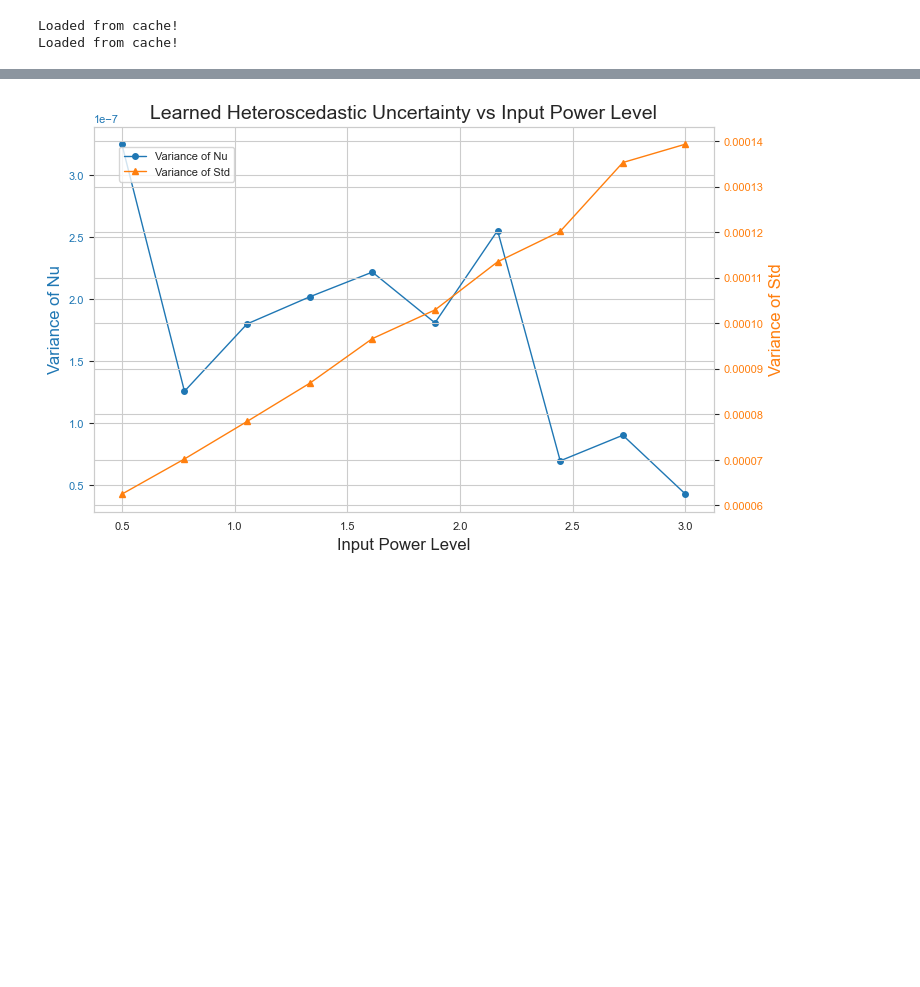
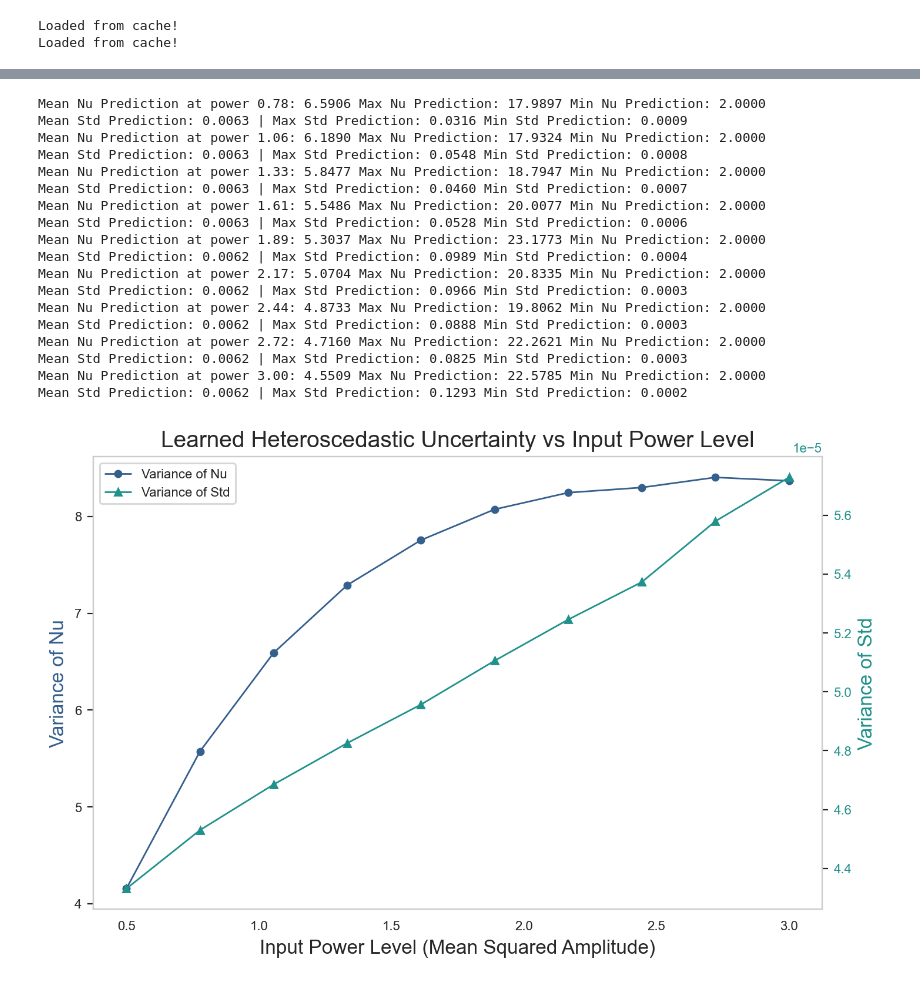
Before and after one commit to UW-Photonics-Lab/prob_tcn_for_LED, a Jupyter notebook: notebooks/make_figures.ipynb, the cells around one changed output, grey strips where cells are left out. Drawn from its saved outputs; the diff is of its cells as text; code cells hidden in the pictures; blank space fills up the shorter version.

```diff
--- a/notebooks/make_figures.ipynb
+++ b/notebooks/make_figures.ipynb
@@ -54,17 +56,19 @@ c_mp = '#D55E00'
 models = {
     "48mA": {
         'ofdm_info': extract_zarr_data( "..\data\channel_measurements\zarr_files\channel_3e5-7.6MHz_2.68.V_0.125A_48mA_scale2_dynamic_power_0.5-3_v2.zarr", DEVICE),
-        'tcn_channel': "avid-sweep-24",
-        'encoder_decoder_tcn': "blank",
+        'tcn_channel': "comfy-sweep-115",
+        'encoder_decoder_tcn': "volcanic-galaxy-403",
         'memory_polynomial':'blank',
-        'encoder_decoder_mp':'blank'
+        'encoder_decoder_mp':'blank',
+        'grid_search':"yqzp2ezq"
     },
         "60mA": {
         'ofdm_info': extract_zarr_data( "..\data\channel_measurements\zarr_files\channel_3e5-9.2MHz_2.775.V_0.129A_60ma_scale2_dynamic_power_0.5-3.zarr", DEVICE),
         'tcn_channel': "snowy-sweep-4",
         'encoder_decoder_tcn': "blank",
         'memory_polynomial':'blank',
-        'encoder_decoder_mp':'blank'
+        'encoder_decoder_mp':'blank',
+        'grid_search':"jlwt6o4d"
     }
 }
 # %% [output]
@@ -78,8 +81,3 @@ for current_level, model_info in models.items():
     mp_model = memory_polynomial_channel(weights=None, memory_linear=10, memory_nonlinear=10, nonlinearity_order=2, device=torch.device('cpu'))
     _, _ , _ = mp_model.fit(ofdm_info.sent_frames_time, ofdm_info.received_frames_time)
     model_info['memory_polynomial'] = mp_model
-# %%
-mp_48 = models['48mA']['memory_polynomial']
-X = models['48mA']['ofdm_info'].sent_frames_time
-Y = models['48mA']['ofdm_info'].received_frames_time
-mp_48.calculate_err(X, Y, plot=True)
@@ -131,5 +84,9 @@ compute_billings_corrs(r, Y_pred, lag_max=30)
 # %%
 # G2 Plot
+
+plt.rcParams.update({
+    'figure.dpi': 300
+})
 
 # Create scale of colors for different current levels
 current_levels = list(models.keys())
@@ -144,7 +101,6 @@ for current_level, model_info in models.items():
     Y = ofdm_info.received_frames_time.to(DEVICE)
     mp_model = model_info['memory_polynomial']
     tcn_model, tcn_cfg = load_runs_final_artifact(model_info['tcn_channel'], DEVICE, model_type='channel')
-
 
 
     # Divide into N power bins and compare NRMSE
@@ -294,4 +278,9 @@ for val in validations.keys():
 # %%
+plt.rcParams.update({
+    'figure.dpi': 200
+})
+
+
 tcn, _ = load_runs_final_artifact(models['48mA']['tcn_channel'], DEVICE, model_type='channel')
 
 print(f"Is model Gaussian? {tcn.gaussian}")
@@ -303,26 +292,40 @@ std_variances = []
 
 with torch.no_grad():
     for power in power_levels:
-        input_signal = torch.randn(16, 1000).to(DEVICE) * torch.sqrt(power)
+        input_signal = torch.randn(1000, 1000).to(DEVICE) * torch.sqrt(power)
         noisy_y_pred, y_pred_tcn, std_y_pred, nu_y_pred = tcn(input_signal)
 
-        print(f"Mean Nu Prediction at power {power.item():.2f}: {nu_y_pred.mean().item():.4f}")
+
+        # Trim by 2x receptive field to avoid edge effects
+        receptive_field = tcn.receptive_field
+        nu_y_pred = nu_y_pred[:, receptive_field:]
+        std_y_pred = std_y_pred[:, receptive_field:]
+
+        print(f"Mean Nu Prediction at power {power.item():.2f}: {nu_y_pred.mean().item():.4f} Max Nu Prediction: {nu_y_pred.max().item():.4f} Min Nu Prediction: {nu_y_pred.min().item():.4f} \
+                Mean Std Prediction: {std_y_pred.mean().item():.4f} | Max Std Prediction: {std_y_pred.max().item():.4f} Min Std Prediction: {std_y_pred.min().item():.4f}")
         var_nu_y_pred = torch.var(nu_y_pred, dim=1).mean(dim=0).cpu().item()
         var_std_y_pred = torch.mean(std_y_pred**2, dim=1).mean(dim=0).cpu().item()
         nu_variances.append(var_nu_y_pred)
         std_variances.append(var_std_y_pred)
 
-ax1.plot(power_levels.cpu(), nu_variances, marker='o', label='Variance of Nu', color='tab:blue')
-ax1.set_xlabel('Input Power Level', fontsize=12)
-ax1.set_ylabel('Variance of Nu', fontsize=12, color='tab:blue')
-ax1.tick_params(axis='y', labelcolor='tab:blue')
+cmap = plt.get_cmap("viridis")
+c_nu  = cmap(0.3)
+c_std = cmap(0.5)
+
+line1, = ax1.plot(power_levels.cpu(), nu_variances, marker='o',
+                  label='Variance of Nu', color=c_nu)
+ax1.set_ylabel('Variance of Nu', fontsize=12, color=c_nu)
+ax1.tick_params(axis='y')
 
 ax2 = ax1.twinx()
-ax2.plot(power_levels.cpu(), std_variances, marker='^', label='Variance of Std', color='tab:orange')
-ax2.set_ylabel('Variance of Std', fontsize=12, color='tab:orange')
-ax2.tick_params(axis='y', labelcolor='tab:orange')
-
+line2, = ax2.plot(power_levels.cpu(), std_variances, marker='^',
+                  label='Variance of Std', color=c_std)
+ax2.set_ylabel('Variance of Std', fontsize=12, color=c_std)
+ax2.tick_params(axis='y', labelcolor=c_std)
+plt.legend(handles=[line1, line2], loc="upper left")
 plt.title('Learned Heteroscedastic Uncertainty vs Input Power Level', fontsize=14)
-fig.legend(loc="upper left", bbox_to_anchor=(0.15, 0.85))
+ax1.grid(False)
+ax2.grid(False)
+ax1.set_xlabel('Input Power Level (Mean Squared Amplitude)', fontsize=12)
 plt.show()
 # %% [output]
@@ -341,2 +335,11 @@ Mean Nu Prediction at power 3.00: 50.0000
+Mean Nu Prediction at power 0.78: 6.5906 Max Nu Prediction: 17.9897 Min Nu Prediction: 2.0000                 Mean Std Prediction: 0.0063 | Max Std Prediction: 0.0316 Min Std Prediction: 0.0009
+Mean Nu Prediction at power 1.06: 6.1890 Max Nu Prediction: 17.9324 Min Nu Prediction: 2.0000                 Mean Std Prediction: 0.0063 | Max Std Prediction: 0.0548 Min Std Prediction: 0.0008
+Mean Nu Prediction at power 1.33: 5.8477 Max Nu Prediction: 18.7947 Min Nu Prediction: 2.0000                 Mean Std Prediction: 0.0063 | Max Std Prediction: 0.0460 Min Std Prediction: 0.0007
+Mean Nu Prediction at power 1.61: 5.5486 Max Nu Prediction: 20.0077 Min Nu Prediction: 2.0000                 Mean Std Prediction: 0.0063 | Max Std Prediction: 0.0528 Min Std Prediction: 0.0006
+Mean Nu Prediction at power 1.89: 5.3037 Max Nu Prediction: 23.1773 Min Nu Prediction: 2.0000                 Mean Std Prediction: 0.0062 | Max Std Prediction: 0.0989 Min Std Prediction: 0.0004
+Mean Nu Prediction at power 2.17: 5.0704 Max Nu Prediction: 20.8335 Min Nu Prediction: 2.0000                 Mean Std Prediction: 0.0062 | Max Std Prediction: 0.0966 Min Std Prediction: 0.0003
+Mean Nu Prediction at power 2.44: 4.8733 Max Nu Prediction: 19.8062 Min Nu Prediction: 2.0000                 Mean Std Prediction: 0.0062 | Max Std Prediction: 0.0888 Min Std Prediction: 0.0003
+Mean Nu Prediction at power 2.72: 4.7160 Max Nu Prediction: 22.2621 Min Nu Prediction: 2.0000                 Mean Std Prediction: 0.0062 | Max Std Prediction: 0.0825 Min Std Prediction: 0.0003
+Mean Nu Prediction at power 3.00: 4.5509 Max Nu Prediction: 22.5785 Min Nu Prediction: 2.0000                 Mean Std Prediction: 0.0062 | Max Std Prediction: 0.1293 Min Std Prediction: 0.0002
-[figure, old version]
+[figure, new version]
 # %%
```
Also changed, not shown: parts of 10 cells of this notebook, 15 other files.
